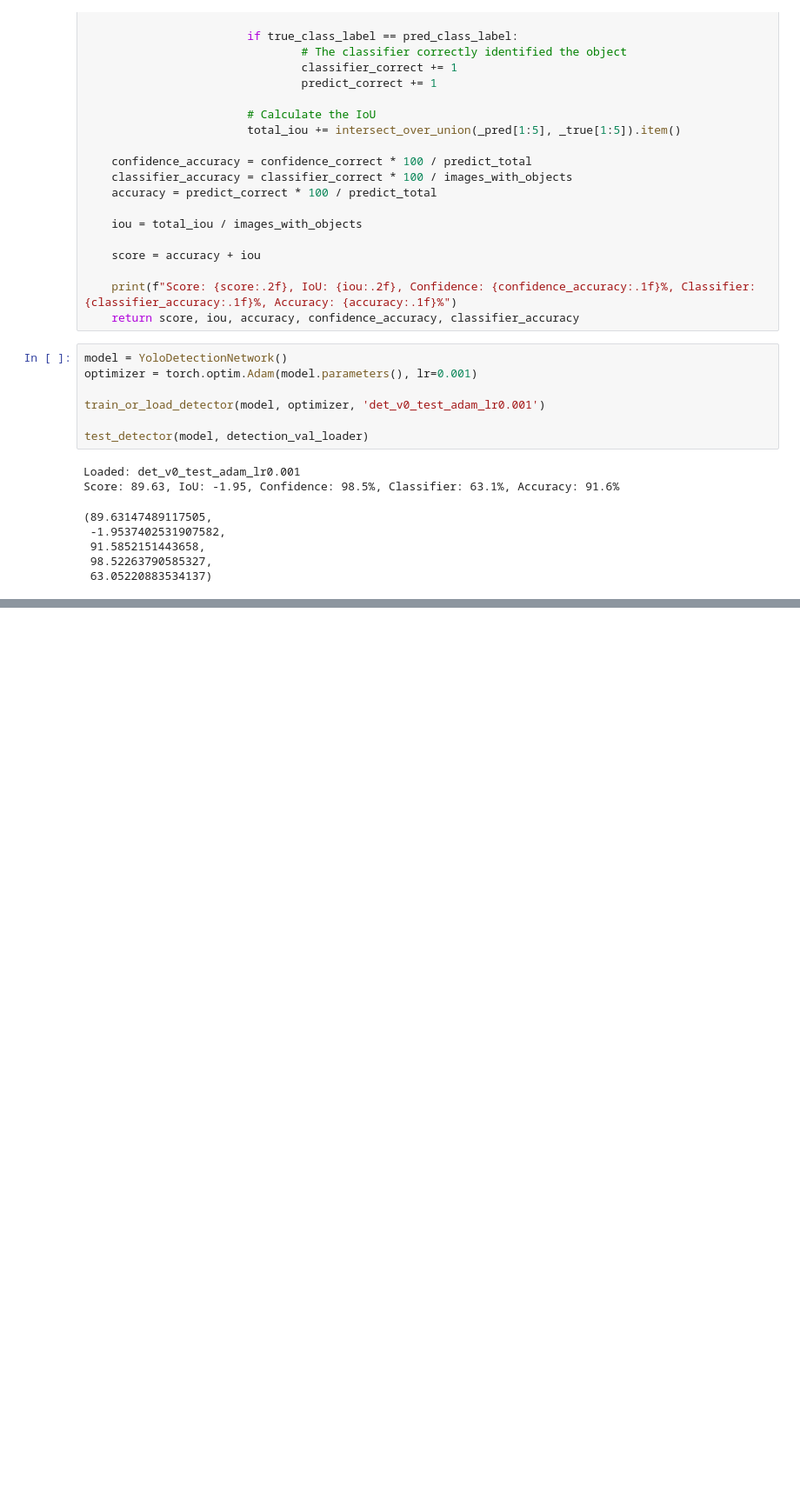
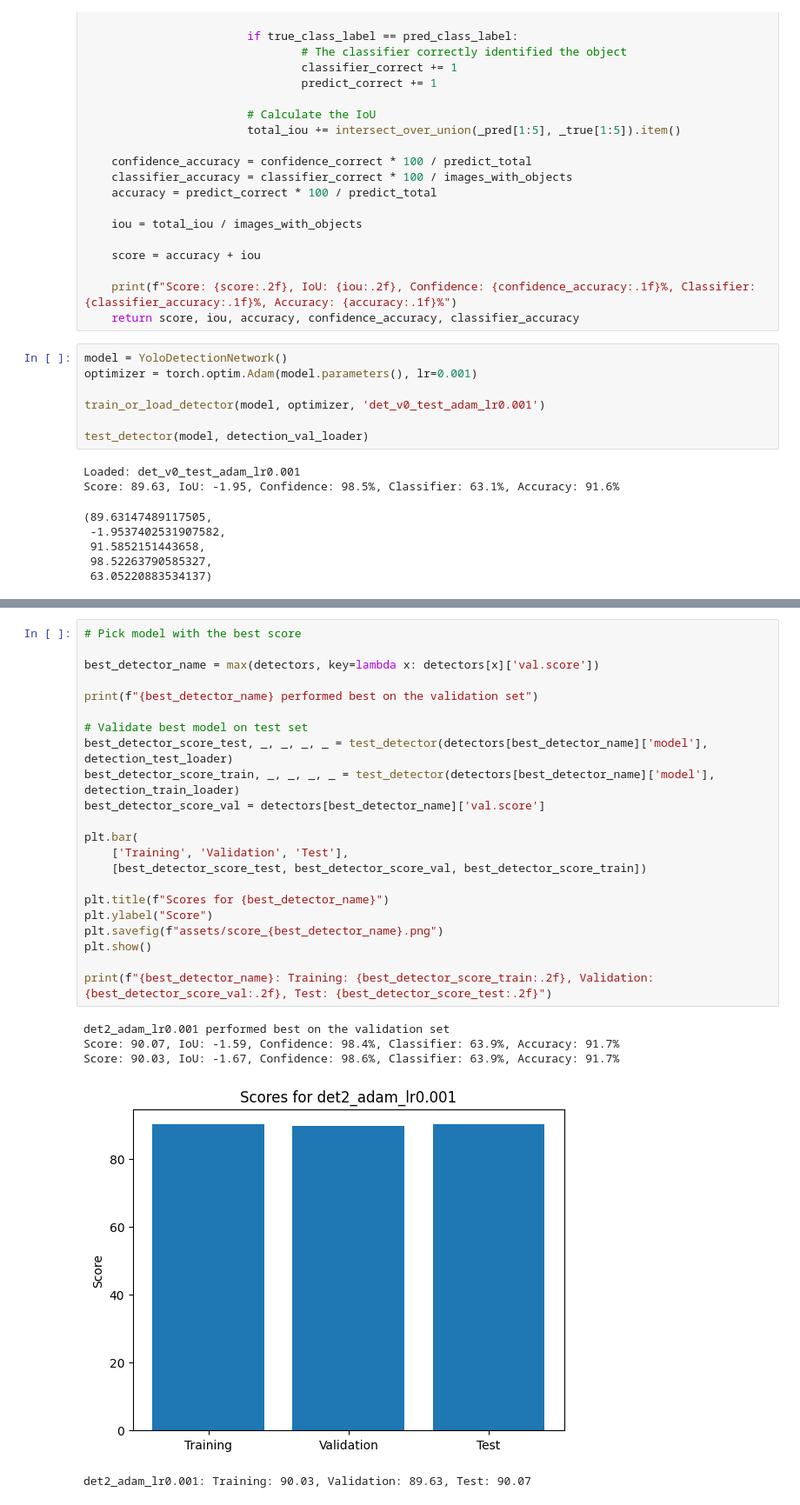
Before and after one commit to MatsM16/uib.inf265.project2, a Jupyter notebook: cnn.ipynb, the cells around one changed output, grey strips where cells are left out. Shown at 87% size. Saved outputs shown, nothing was run; the diff lists cells and outputs as text; blank space fills up the shorter version.

```diff
--- a/cnn.ipynb
+++ b/cnn.ipynb
@@ -644,0 +638,28 @@ Score: 86.33, IoU: -1.48, Confidence: 96.9%, Classifier: 46.9%, Accuracy: 87.8%
+# %%
+# Pick model with the best score
+
+best_detector_name = max(detectors, key=lambda x: detectors[x]['val.score'])
+
+print(f"{best_detector_name} performed best on the validation set")
+
+# Validate best model on test set
+best_detector_score_test, _, _, _, _ = test_detector(detectors[best_detector_name]['model'], detection_test_loader)
+best_detector_score_train, _, _, _, _ = test_detector(detectors[best_detector_name]['model'], detection_train_loader)
+best_detector_score_val = detectors[best_detector_name]['val.score']
+
+plt.bar(
+    ['Training', 'Validation', 'Test'],
+    [best_detector_score_test, best_detector_score_val, best_detector_score_train])
+
+plt.title(f"Scores for {best_detector_name}")
+plt.ylabel("Score")
+plt.savefig(f"assets/score_{best_detector_name}.png")
+plt.show()
+
+print(f"{best_detector_name}: Training: {best_detector_score_train:.2f}, Validation: {best_detector_score_val:.2f}, Test: {best_detector_score_test:.2f}")
+# %% [output]
+det2_adam_lr0.001 performed best on the validation set
+Score: 90.07, IoU: -1.59, Confidence: 98.4%, Classifier: 63.9%, Accuracy: 91.7%
+Score: 90.03, IoU: -1.67, Confidence: 98.6%, Classifier: 63.9%, Accuracy: 91.7%
+[figure, added]
+det2_adam_lr0.001: Training: 90.03, Validation: 89.63, Test: 90.07
```
Also changed, not shown: parts of 4 cells of this notebook, 4 other files.
